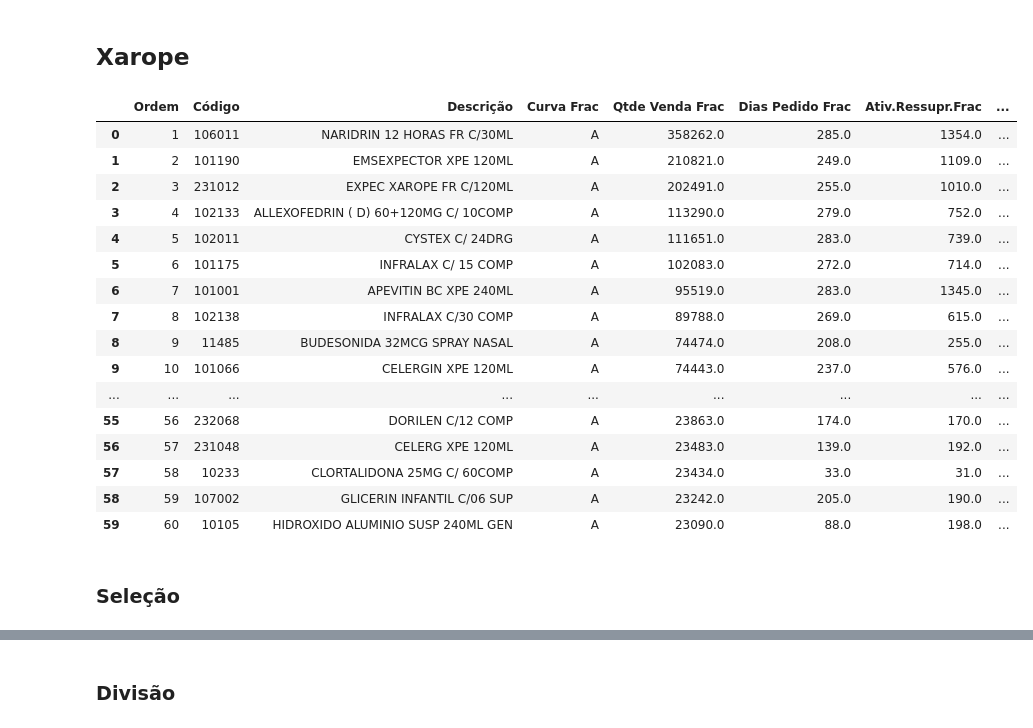
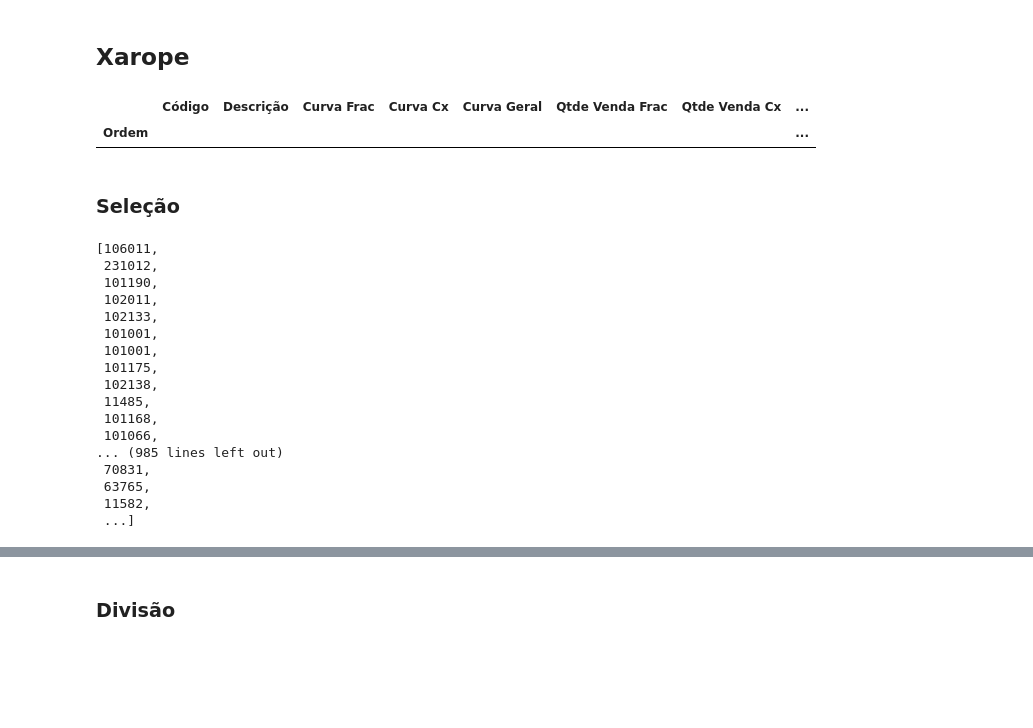
Before and after one commit to renandelamorena/Projeto_Curva_ABC, a Jupyter notebook: analise_curva_abc/divisao/divisao_saida_xpe.ipynb, the cells around one changed output, grey strips where cells are left out. Saved outputs shown, nothing was run; the diff lists cells and outputs as text; code cells hidden in the pictures; blank space fills up the shorter version.

```diff
--- a/analise_curva_abc/divisao/divisao_saida_xpe.ipynb
+++ b/analise_curva_abc/divisao/divisao_saida_xpe.ipynb
@@ -24,27 +26,32 @@ def refatorar_indece(df, nome_index):
 # %% [markdown]
 ## Xarope
 # %%
-curva_frac = pd.read_excel('dados_tratados/curva_abc_frac.xlsx')
-# curva_frac.set_index('Ordem', inplace = True)
+curva_frac = pd.read_excel(r'../../tratamento_curva_abc/dados_tratados/situacao_final.xlsx')
+curva_frac.set_index('Ordem', inplace = True)
 # %%
-curva_frac.head(60)
+curva_frac[curva_frac['Código'] == 5]
 # %% [output]
-|  | Ordem | Código | Descrição | Curva Frac | Qtde Venda Frac | Dias Pedido Frac | Ativ.Ressupr.Frac | ... |
-| 0 | 1 | 106011 | NARIDRIN 12 HORAS FR C/30ML | A | 358262.0 | 285.0 | 1354.0 | ... |
-| 1 | 2 | 101190 | EMSEXPECTOR XPE 120ML | A | 210821.0 | 249.0 | 1109.0 | ... |
-| 2 | 3 | 231012 | EXPEC XAROPE FR C/120ML | A | 202491.0 | 255.0 | 1010.0 | ... |
-| 3 | 4 | 102133 | ALLEXOFEDRIN ( D) 60+120MG C/ 10COMP | A | 113290.0 | 279.0 | 752.0 | ... |
-| 4 | 5 | 102011 | CYSTEX C/ 24DRG | A | 111651.0 | 283.0 | 739.0 | ... |
-| 5 | 6 | 101175 | INFRALAX C/ 15 COMP | A | 102083.0 | 272.0 | 714.0 | ... |
-| 6 | 7 | 101001 | APEVITIN BC XPE 240ML | A | 95519.0 | 283.0 | 1345.0 | ... |
-| 7 | 8 | 102138 | INFRALAX C/30 COMP | A | 89788.0 | 269.0 | 615.0 | ... |
-| 8 | 9 | 11485 | BUDESONIDA 32MCG SPRAY NASAL | A | 74474.0 | 208.0 | 255.0 | ... |
-| 9 | 10 | 101066 | CELERGIN XPE 120ML | A | 74443.0 | 237.0 | 576.0 | ... |
-| ... | ... | ... | ... | ... | ... | ... | ... | ... |
-| 55 | 56 | 232068 | DORILEN C/12 COMP | A | 23863.0 | 174.0 | 170.0 | ... |
-| 56 | 57 | 231048 | CELERG XPE 120ML | A | 23483.0 | 139.0 | 192.0 | ... |
-| 57 | 58 | 10233 | CLORTALIDONA 25MG C/ 60COMP | A | 23434.0 | 33.0 | 31.0 | ... |
-| 58 | 59 | 107002 | GLICERIN INFANTIL C/06 SUP | A | 23242.0 | 205.0 | 190.0 | ... |
-| 59 | 60 | 10105 | HIDROXIDO ALUMINIO SUSP 240ML GEN | A | 23090.0 | 88.0 | 198.0 | ... |
+|  | Código | Descrição | Curva Frac | Curva Cx | Curva Geral | Qtde Venda Frac | Qtde Venda Cx | ... |
+| Ordem |  |  |  |  |  |  |  | ... |
 # %% [markdown]
 ### Seleção
+# %%
+todos_cod = curva_frac['Código'].tolist()
+# %% [output]
+[106011,
+ 231012,
+ 101190,
+ 102011,
+ 102133,
+ 101001,
+ 101001,
+ 101175,
+ 102138,
+ 11485,
+ 101168,
+ 101066,
+... (985 lines left out)
+ 70831,
+ 63765,
+ 11582,
+ ...]
```
Also changed, not shown: parts of 12 cells of this notebook.
